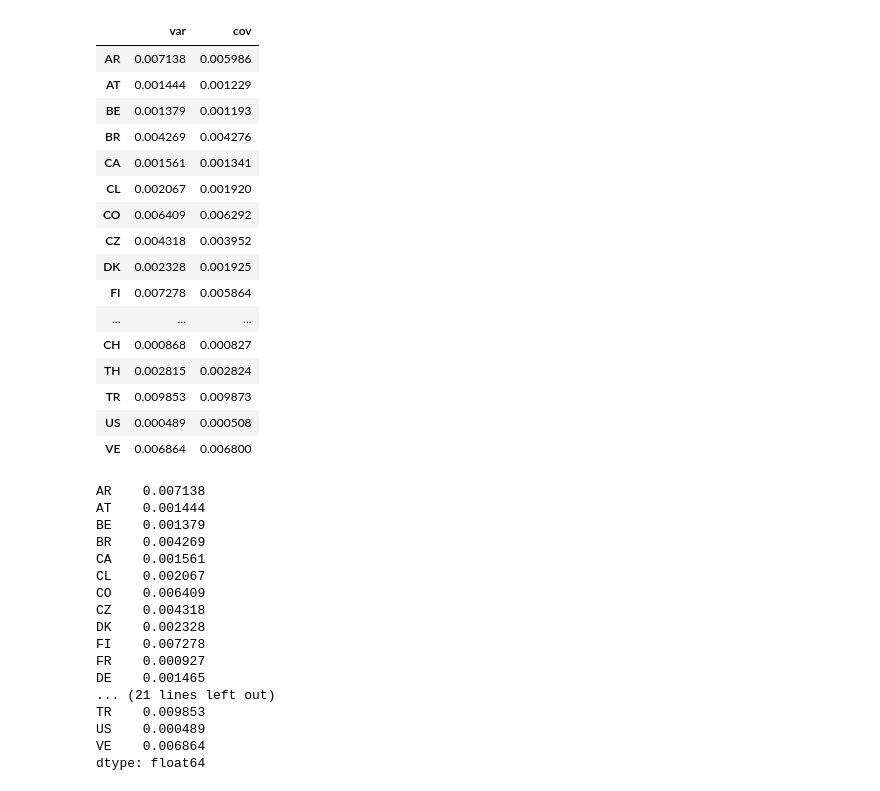
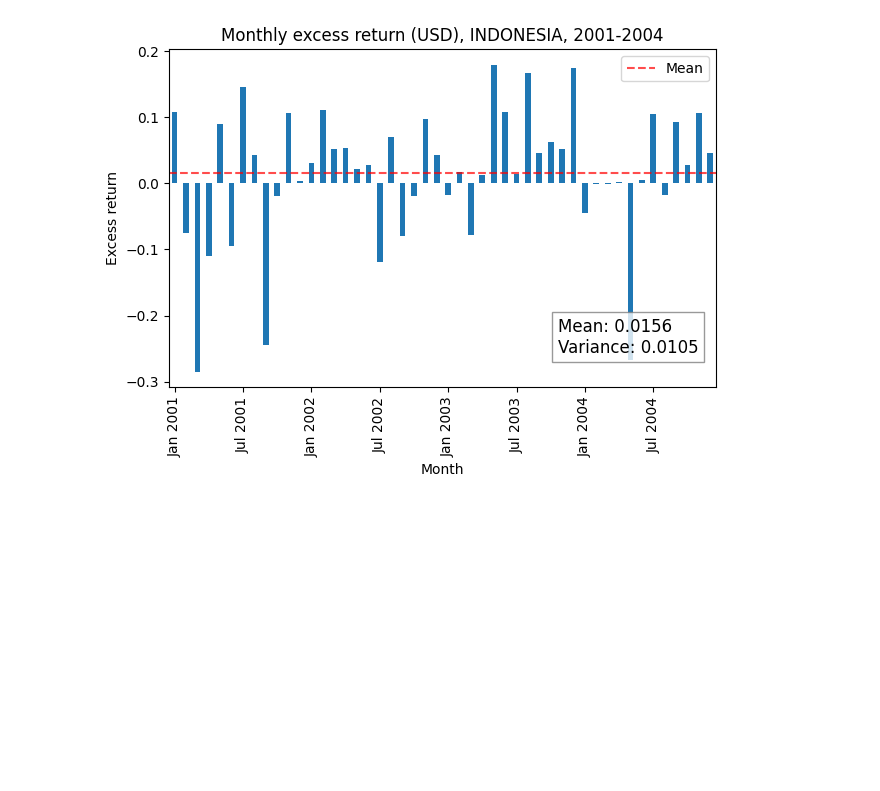
Before and after one commit to nilsvanrompaey/master-thesis-home-bias, a Jupyter notebook: src/experimenting.ipynb, the cells around one changed output. Cells and saved outputs as stored; diff of their text form; code cells hidden in the pictures; blank space fills up the shorter version.

Commit message:
Add additional plotting function and restructure output folder

```diff
--- a/src/experimenting.ipynb
+++ b/src/experimenting.ipynb
@@ -98,67 +30,11 @@ array([0.00596221, 0.0012134 , 0.0011767 , 0.00424636, 0.00132807,
-# %%
-var_cov_2004 = pd.DataFrame({"var":R.var(axis=1), "cov":np.diagonal(np.dot(weights_np,cov_2004.T))}, index=R.index)
-var_cov_2004
-# %% [output]
-|  | var | cov |
-| AR | 0.007138 | 0.005986 |
-| AT | 0.001444 | 0.001229 |
-| BE | 0.001379 | 0.001193 |
-| BR | 0.004269 | 0.004276 |
-| CA | 0.001561 | 0.001341 |
-| CL | 0.002067 | 0.001920 |
-| CO | 0.006409 | 0.006292 |
-| CZ | 0.004318 | 0.003952 |
-| DK | 0.002328 | 0.001925 |
-| FI | 0.007278 | 0.005864 |
-| ... | ... | ... |
-| CH | 0.000868 | 0.000827 |
-| TH | 0.002815 | 0.002824 |
-| TR | 0.009853 | 0.009873 |
-| US | 0.000489 | 0.000508 |
-| VE | 0.006864 | 0.006800 |
-# %%
-ds = data.get_dataset("ds")
-fed = data.get_dataset("fed")
-
-start, end = (2004, 2004)
-ds = ds.loc[:, (ds.columns >= pd.Timestamp(f"{start-1}-12-01")) & (ds.columns <= pd.Timestamp(f"{end+1}-01-01"))]
-
-# Align the risk-free rate data with the returns data
-fed = fed.reindex(columns=ds.columns)
-fed = annual_to_monthly_return(fed)
-
-# Calculate returns and risk-free rate
-returns = ds.pct_change(axis=1, fill_method="ffill")
-risk_free_rate = fed.loc["FEDFUNDS"]
-
-# Simple excess returns
-excess_returns = returns.subtract(risk_free_rate, axis=1)
-mean_excess = excess_returns.mean(axis=1)
-var_excess = excess_returns.var(axis=1)
-
-# Log excess returns
-log_returns = np.log(1 + returns)
-log_risk_free = np.log(1 + risk_free_rate)
-log_excess_returns = log_returns.subtract(log_risk_free, axis=1)
-mean_log_excess = log_excess_returns.mean(axis=1)
-var_log_excess = log_excess_returns.var(axis=1)
-
-var_excess
-# %% [output]
-AR    0.007138
-AT    0.001444
-BE    0.001379
-BR    0.004269
-CA    0.001561
-CL    0.002067
-CO    0.006409
-CZ    0.004318
-DK    0.002328
-FI    0.007278
-FR    0.000927
-DE    0.001465
-... (21 lines left out)
-TR    0.009853
-US    0.000489
-VE    0.006864
-dtype: float64
+# %%
+plt.close("all")
+plot_returns(
+    ds,
+    fed,
+    period=(2001, 2004),
+    code="ID",
+    log=True
+    )
+# %% [output]
+[figure, added]
```
Also changed, not shown: parts of 4 cells of this notebook, 13 other files.
